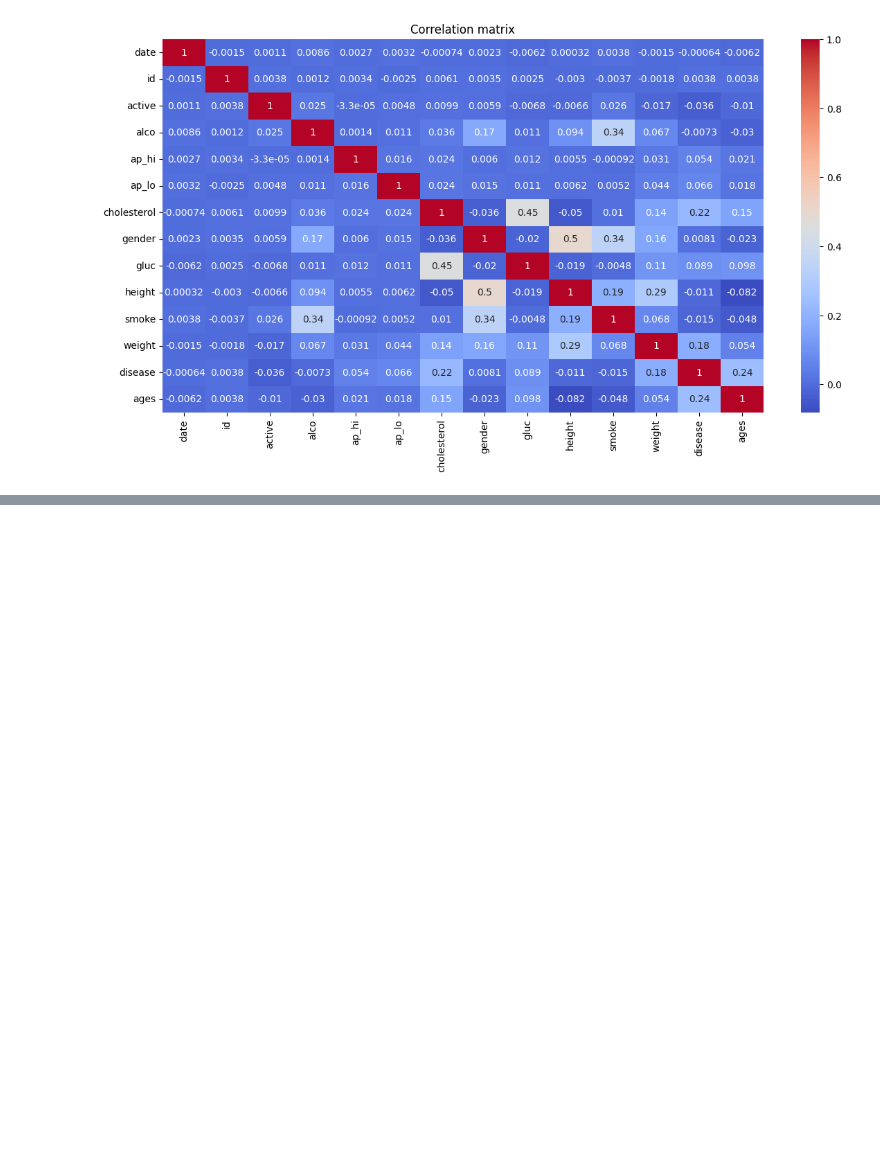
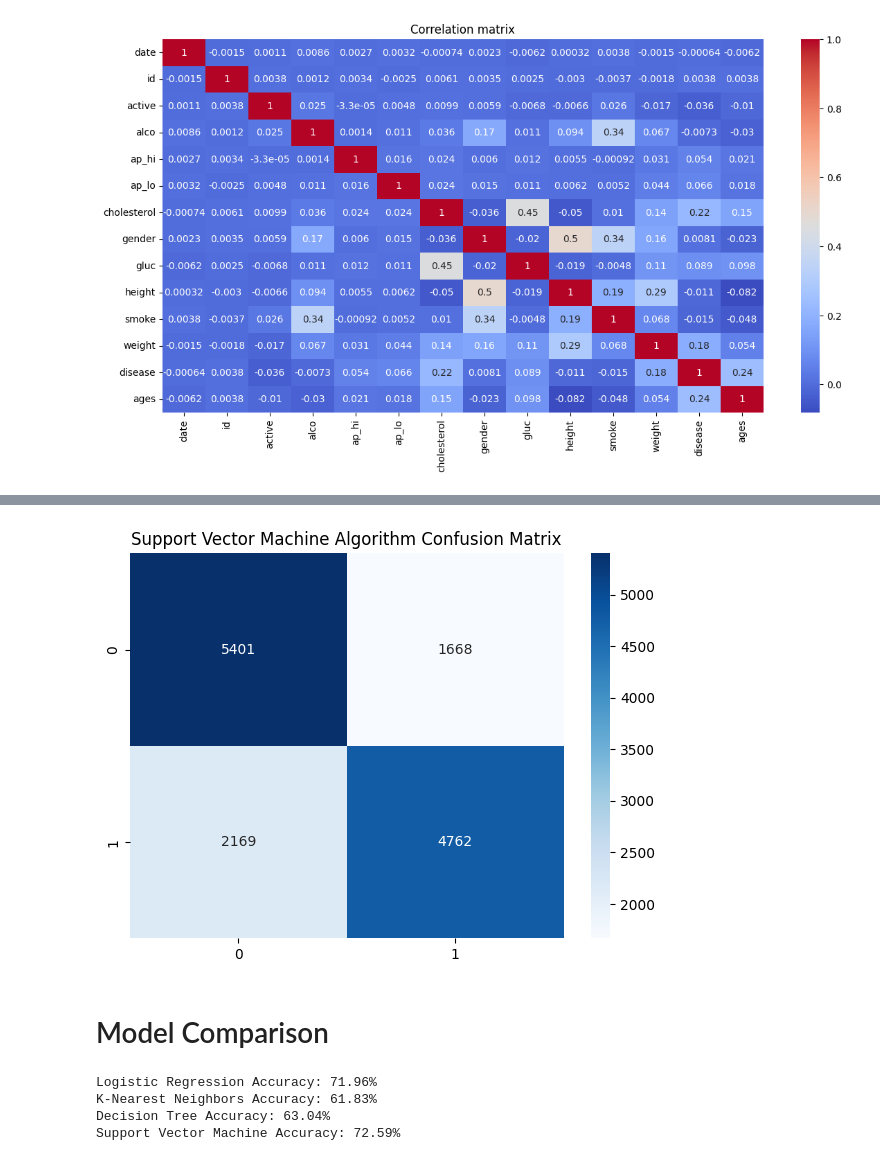
Before and after one commit to AftabQuant/Machine-Learning-Chronicles, a Jupyter notebook: InternShala Project/Early Disease Detection/Early Disease Detection .ipynb, the cells around one changed output, grey strips where cells are left out. Saved outputs shown, nothing was run; the diff lists cells and outputs as text; code cells hidden in the pictures; blank space fills up the shorter version.

```diff
--- a/InternShala Project/Early Disease Detection/Early Disease Detection .ipynb
+++ b/InternShala Project/Early Disease Detection/Early Disease Detection .ipynb
@@ -120,0 +289,7 @@ plt.show()
+# %%
+from sklearn.svm import SVC
+
+svm = SVC()
+svm.fit(x_train, y_train)
+svm_pred = svm.predict(x_test)
+svm_accuracy = accuracy_score(y_test, svm_pred)
@@ -120,0 +314,28 @@ plt.show()
+# %%
+# Confusion Matrix
+
+plt.figure(figsize=(7,5))
+sns.heatmap(confusion_matrix(y_test, svm_pred), annot=True, fmt='d', cmap='Blues')
+plt.title('Support Vector Machine Algorithm Confusion Matrix')
+plt.show()
+# %% [output]
+[figure, added]
+# %% [markdown]
+# Model Comparison
+# %%
+# Summary of accuracies
+
+model_accuracy = {
+    'Logistic Regression' : logreg_accuracy,
+    'K-Nearest Neighbors' : knn_accuracy,
+    'Decision Tree' : decision_accuracy,
+    'Support Vector Machine' : svm_accuracy
+}
+# Display accuracies
+for model, accuracy in model_accuracy.items() :
+    print(f'{model} Accuracy: {accuracy*100:.2f}%')
+# %% [output]
+Logistic Regression Accuracy: 71.96%
+K-Nearest Neighbors Accuracy: 61.83%
+Decision Tree Accuracy: 63.04%
+Support Vector Machine Accuracy: 72.59%
```
Also changed, not shown: parts of 22 cells of this notebook, 1 other file.
